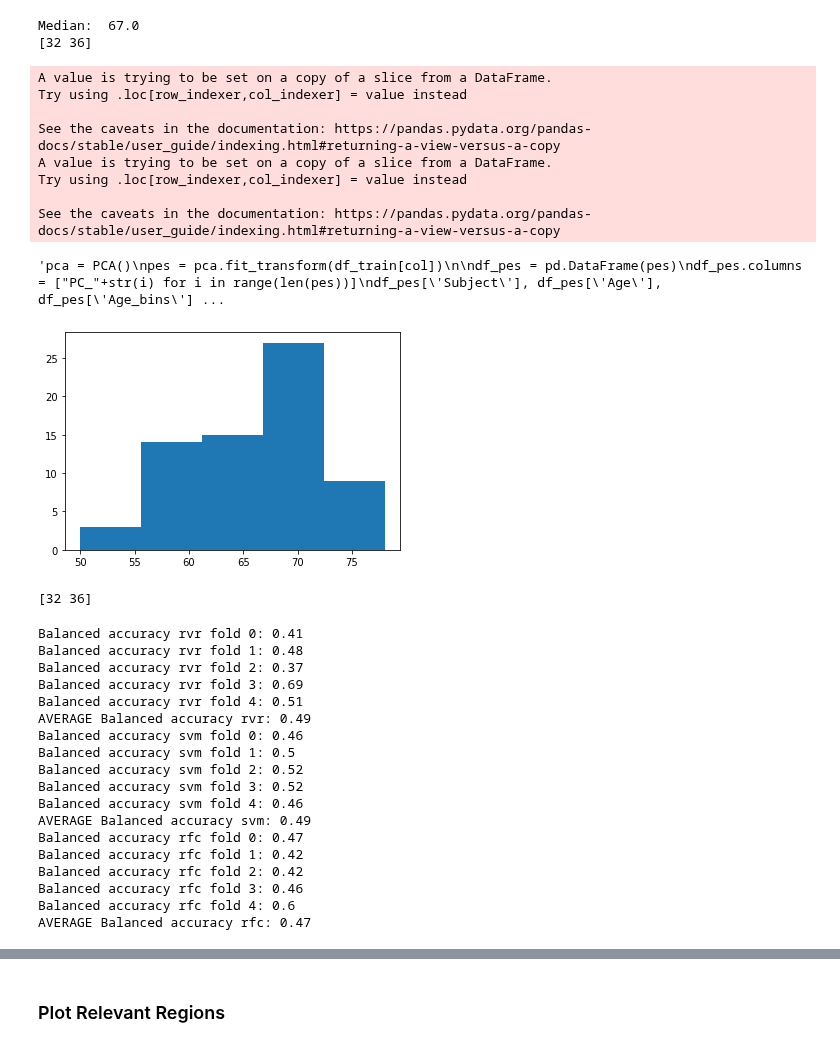
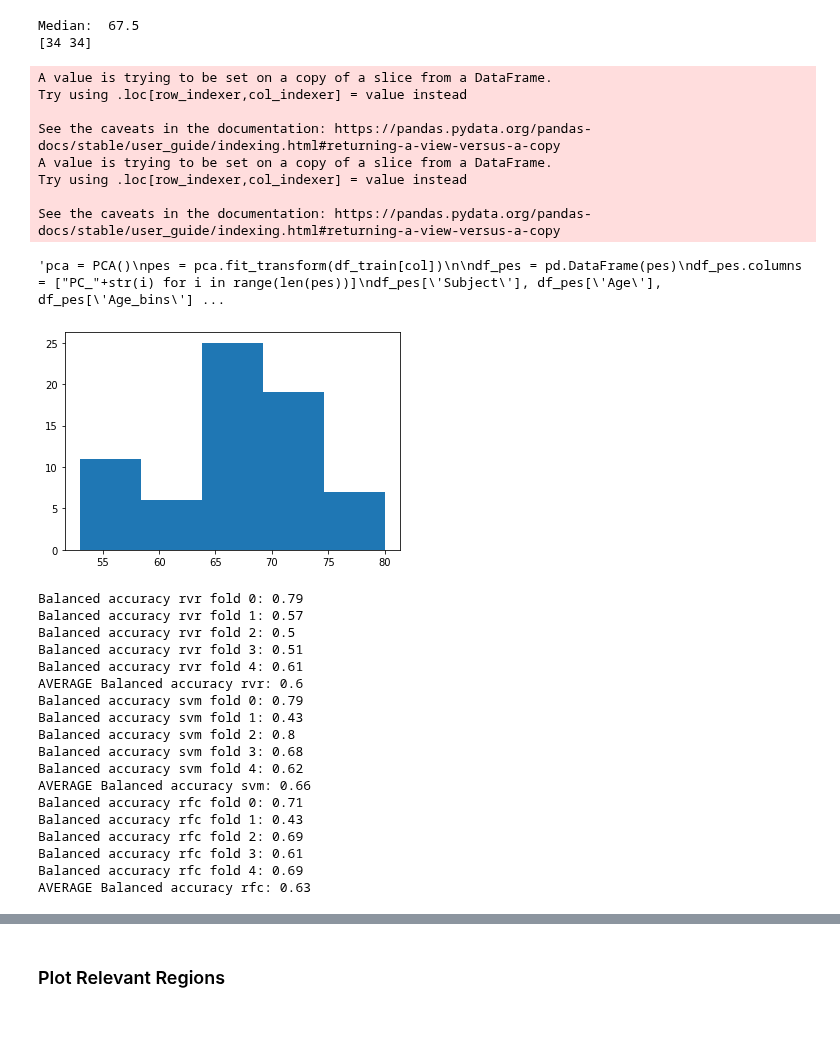
Before and after one commit to elenadoe/Brain_Age_PET_MRI, a Jupyter notebook: src/2_cv_test.ipynb, the cells around one changed output, grey strips where cells are left out. Saved outputs shown, nothing was run; the diff lists cells and outputs as text; code cells hidden in the pictures.

```diff
--- a/src/2_cv_test.ipynb
+++ b/src/2_cv_test.ipynb
@@ -23,7 +23,7 @@ from sklearn.metrics import mean_absolute_error, confusion_matrix, balanced_accu
 sys.path.append("../lib")
 from create_splits import stratified_splits
 
-df = pd.read_csv('../data/test_train_MRI.csv', index_col=0)
+df = pd.read_csv('../data/test_train_FDG.csv', index_col=0)
 
 df_train = df[df['train'] == "T"]
 # round to no decimal place
@@ -39,40 +39,36 @@ c = col
 
 # uncomment for PCA
 # [1] creates principal components,
 # [2] calculates cross products of brain scan and principal components,
 """pca = PCA()
 pes = pca.fit_transform(df_train[col])
 
 df_pes = pd.DataFrame(pes)
 df_pes.columns = ["PC_"+str(i) for i in range(len(pes))]
 df_pes['Subject'], df_pes['Age'], df_pes['Age_bins'] = df_train['Subject'], df_train['Age'], df_train['Age_bins']
 col1 = [x for x in df_pes.columns if 'PC_' in x]
 col2 = []
 # [3] considers those principal components that are significantly correlated with age
 for i in col1:
     check = scipy.stats.pearsonr(df_pes[i], df_pes['Age'])[1]
     if check < 0.1:
         col2.append(i)
 df_train = df_pes
 c = col2
 """
 # %% [output]
-Median:  67.0
-[32 36]
+Median:  67.5
+[34 34]
 A value is trying to be set on a copy of a slice from a DataFrame.
 Try using .loc[row_indexer,col_indexer] = value instead
 
 See the caveats in the documentation: https://pandas.pydata.org/pandas-docs/stable/user_guide/indexing.html#returning-a-view-versus-a-copy
 A value is trying to be set on a copy of a slice from a DataFrame.
 Try using .loc[row_indexer,col_indexer] = value instead
 
 See the caveats in the documentation: https://pandas.pydata.org/pandas-docs/stable/user_guide/indexing.html#returning-a-view-versus-a-copy
 'pca = PCA()\npes = pca.fit_transform(df_train[col])\n\ndf_pes = pd.DataFrame(pes)\ndf_pes.columns = ["PC_"+str(i) for i in range(len(pes))]\ndf_pes[\'Subject\'], df_pes[\'Age\'], df_pes[\'Age_bins\'] ...
-[figure, old version]
+[figure, new version]
-# %%
-print(np.bincount(df_train['Age_bin']))
-# %% [output]
-[32 36]
 # %%
 rand_seed = 42
 num_bins = 5
@@ -128,21 +124,21 @@ for m in models:
         print("Balanced accuracy {} fold {}: {}".format(model_names[models.index(m)], s, ba[s]))
     print("AVERAGE Balanced accuracy {}: {}".format(model_names[models.index(m)], np.round(np.mean(ba),2)))
 # %% [output]
-Balanced accuracy rvr fold 0: 0.41
-Balanced accuracy rvr fold 1: 0.48
-Balanced accuracy rvr fold 2: 0.37
-Balanced accuracy rvr fold 3: 0.69
-Balanced accuracy rvr fold 4: 0.51
-AVERAGE Balanced accuracy rvr: 0.49
-Balanced accuracy svm fold 0: 0.46
-Balanced accuracy svm fold 1: 0.5
-Balanced accuracy svm fold 2: 0.52
-Balanced accuracy svm fold 3: 0.52
-Balanced accuracy svm fold 4: 0.46
-AVERAGE Balanced accuracy svm: 0.49
-Balanced accuracy rfc fold 0: 0.47
-Balanced accuracy rfc fold 1: 0.42
-Balanced accuracy rfc fold 2: 0.42
-Balanced accuracy rfc fold 3: 0.46
-Balanced accuracy rfc fold 4: 0.6
-AVERAGE Balanced accuracy rfc: 0.47
+Balanced accuracy rvr fold 0: 0.79
+Balanced accuracy rvr fold 1: 0.57
+Balanced accuracy rvr fold 2: 0.5
+Balanced accuracy rvr fold 3: 0.51
+Balanced accuracy rvr fold 4: 0.61
+AVERAGE Balanced accuracy rvr: 0.6
+Balanced accuracy svm fold 0: 0.79
+Balanced accuracy svm fold 1: 0.43
+Balanced accuracy svm fold 2: 0.8
+Balanced accuracy svm fold 3: 0.68
+Balanced accuracy svm fold 4: 0.62
+AVERAGE Balanced accuracy svm: 0.66
+Balanced accuracy rfc fold 0: 0.71
+Balanced accuracy rfc fold 1: 0.43
+Balanced accuracy rfc fold 2: 0.69
+Balanced accuracy rfc fold 3: 0.61
+Balanced accuracy rfc fold 4: 0.69
+AVERAGE Balanced accuracy rfc: 0.63
```
Also changed, not shown: parts of 13 cells of this notebook, 2 other files.
